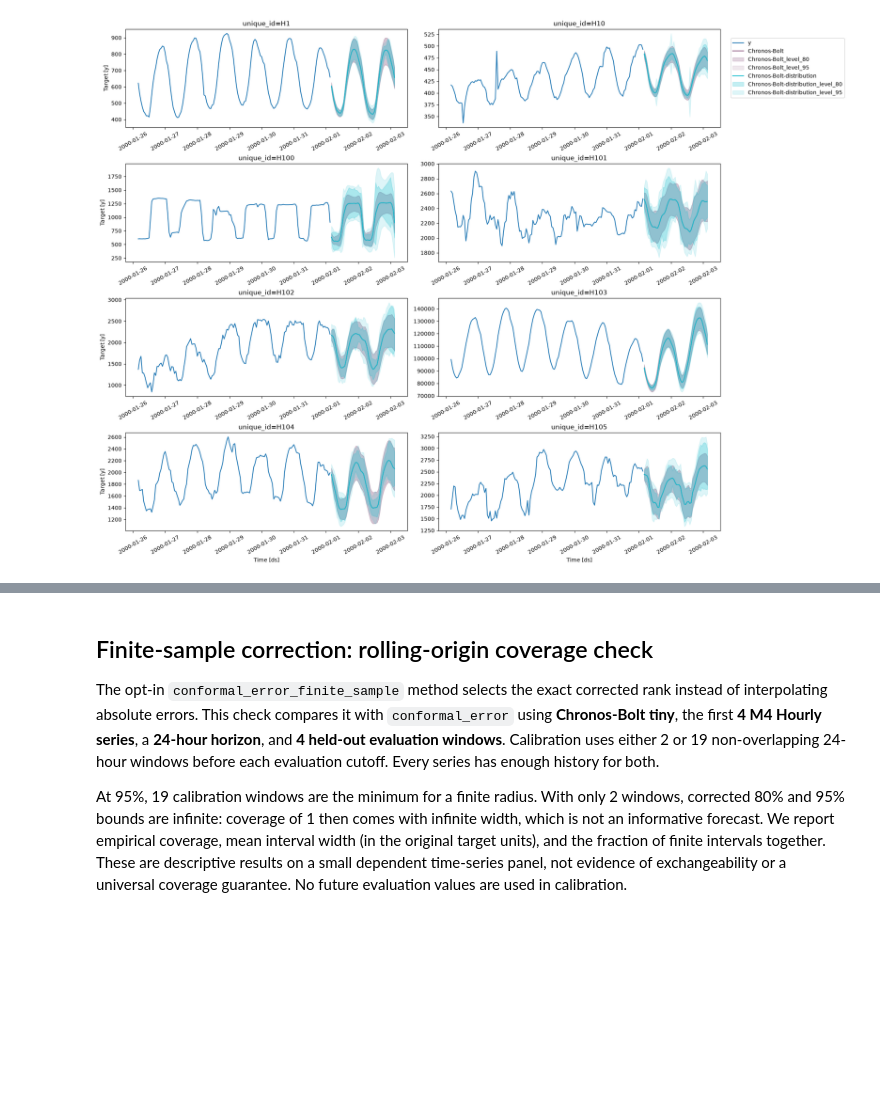
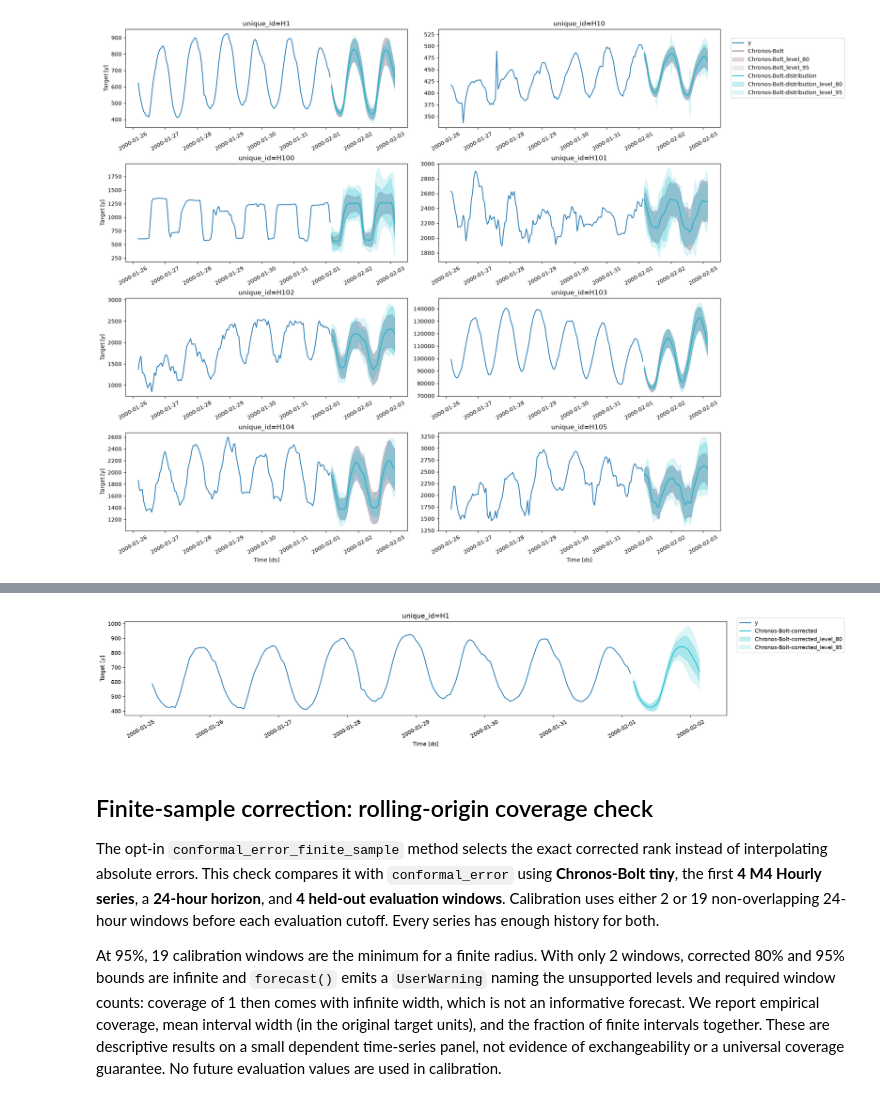
Before and after one commit to TimeCopilot/foundationforecast, a Jupyter notebook: docs/examples/conformal-prediction.ipynb, the cells around one changed output, grey strips where cells are left out. Drawn from its saved outputs; the diff is of its cells as text; code cells hidden in the pictures; blank space fills up the shorter version.

Commit message:
docs(conformal): plot finite forecasts and clarify calibration cost

```diff
--- a/docs/examples/conformal-prediction.ipynb
+++ b/docs/examples/conformal-prediction.ipynb
@@ -249,3 +256,31 @@ ff.plot(
+# %%
+import numpy as np
+
+from foundationforecast import ConformalIntervals
+from foundationforecast.models import Chronos
+
+finite_df = df[df["unique_id"] == df["unique_id"].iloc[0]].copy()
+finite_model = Chronos(
+    repo_id="amazon/chronos-bolt-tiny",
+    alias="Chronos-Bolt-corrected",
+    prediction_intervals=ConformalIntervals(
+        n_windows=19, method="conformal_error_finite_sample"
+    ),
+)
+finite_forecast = finite_model.forecast(df=finite_df, h=24, level=[80, 95])
+bound_cols = [c for c in finite_forecast if "-lo-" in c or "-hi-" in c]
+assert np.isfinite(finite_forecast[bound_cols]).all().all()
+
+finite_fig = finite_model.plot(
+    df=finite_df,
+    forecasts_df=finite_forecast,
+    level=[80, 95],
+    max_insample_length=24 * 7,
+    plot_random=False,
+)
+finite_fig
+# %% [output]
+[figure, added]
 # %% [markdown]
 ## Finite-sample correction: rolling-origin coverage check
 
@@ -255,7 +290,8 @@ Hourly series**, a **24-hour horizon**, and **4 held-out evaluation windows**. C
 19 non-overlapping 24-hour windows before each evaluation cutoff. Every series has enough history for both.
 
 At 95%, 19 calibration windows are the minimum for a finite radius. With only 2 windows, corrected 80% and
-95% bounds are infinite: coverage of 1 then comes with infinite width, which is not an informative forecast.
+95% bounds are infinite and `forecast()` emits a `UserWarning` naming the unsupported levels and required
+window counts: coverage of 1 then comes with infinite width, which is not an informative forecast.
 We report empirical coverage, mean interval width (in the original target units), and the fraction of finite
 intervals together. These are descriptive results on a small dependent time-series panel, not evidence of
 exchangeability or a universal coverage guarantee. No future evaluation values are used in calibration.
```
Also changed, not shown: parts of 3 cells of this notebook, 2 other files.
